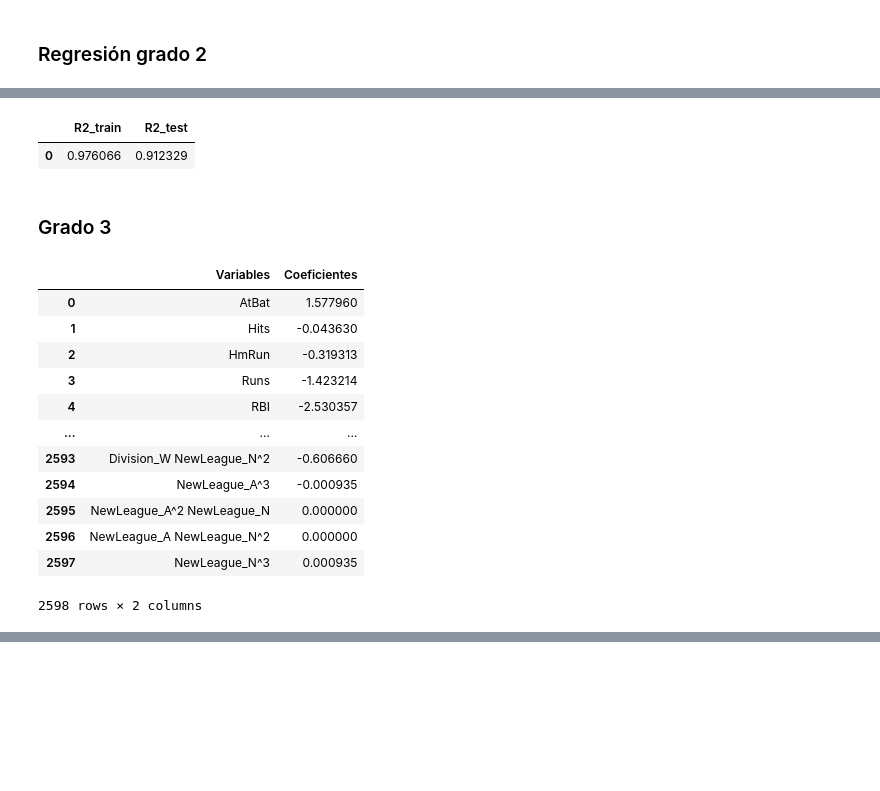
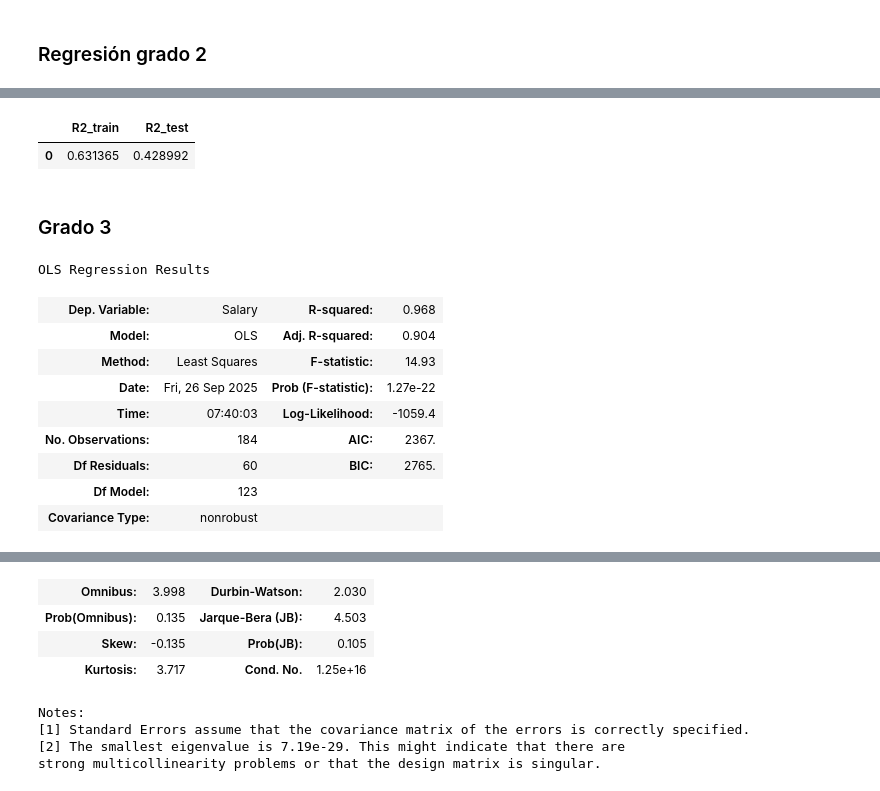
Before and after one commit to AnaSofiaHinojosa/Proyecto1LabAprEstadistico, a Jupyter notebook: Proyecto.ipynb, the cells around one changed output, grey strips where cells are left out. Cells and saved outputs as stored; diff of their text form; code cells hidden in the pictures; blank space fills up the shorter version.

```diff
--- a/Proyecto.ipynb
+++ b/Proyecto.ipynb
@@ -107,32 +107,6 @@ def dataframe_polinomial(degree):
     return data_nueva_variables
 
 
-# def sin_penalizacion_polinomial(data, degree):
-
-    x_train_scaled_poly, x_test_scaled_poly, y_train, y_test = datos_polinomiales(data, degree)
-
-    model = LinearRegression()
-    model.fit(x_train_scaled_poly, y_train)
-
-    y_pred_train = model.predict(x_train_scaled_poly)
-    r2_train = r2_score(y_train, y_pred_train)
-
-    y_pred = model.predict(x_test_scaled_poly)
-    r2_test = r2_score(y_test, y_pred)
-
-    res = pd.DataFrame({
-        'Variables': x_train_scaled_poly.columns,
-        'Coeficientes': model.coef_
-    })
-
-    r2s = pd.DataFrame({
-        'R2_train': [r2_train],
-        'R2_test': [r2_test]
-    })
-
-    return res, r2s
-
-
 def sin_penalizacion(data):
 
 
@@ -143,17 +117,10 @@ def sin_penalizacion(data):
 
     y_pred = results.predict(sm.add_constant(x_test_scaled))
     r2s = r2_score(y_test, y_pred)
-
+    r2s = pd.DataFrame({'R2_test': [r2s]})
     res = results.summary()
     return res, r2s, results
 
-# def sin_penalizacion(data, degree):
-
-
-    if degree == 1:
-        return sin_penalizacion_lineal(data)
-    else:
-        return sin_penalizacion_polinomial(data, degree)
 
 def ridge(data, alpha):
 
@@ -184,7 +151,7 @@ def lasso(data, alpha):
     r2s = pd.DataFrame({'R2_train': [r2_train], 'R2_test': [r2]})
     return res, r2s
 
-def elastic_net(data, alpha, ratio, degree):
+def elastic_net(data, alpha, ratio):
 
 
     x_train_scaled, x_test_scaled, y_train, y_test = datos(data)
@@ -338,4 +287,7 @@ elastic_net(data, 1, 0.5, 1)[1]
 | 0 | 0.529303 | 0.353081 |
 # %% [markdown]
 ### Regresión grado 2
+# %%
+data_cuadrada = dataframe_polinomial(2)
+data_cubica = dataframe_polinomial(3)
 # %%
@@ -408,23 +405,20 @@ KeyboardInterrupt:
 # %%
-elastic_net(data, 1, 0.5, 2)[1]
+elastic_net(data_cuadrada, 1, 0.5)[1]
 # %% [output]
 |  | R2_train | R2_test |
-| 0 | 0.976066 | 0.912329 |
+| 0 | 0.631365 | 0.428992 |
 # %% [markdown]
 ### Grado 3
 # %%
-sin_penalizacion(data, 3)[0]
+sin_penalizacion(data_cubica)[0]
 # %% [output]
+OLS Regression Results
-|  | Variables | Coeficientes |
-| 0 | AtBat | 1.577960 |
-| 1 | Hits | -0.043630 |
-| 2 | HmRun | -0.319313 |
-| 3 | Runs | -1.423214 |
-| 4 | RBI | -2.530357 |
-| ... | ... | ... |
-| 2593 | Division_W NewLeague_N^2 | -0.606660 |
-| 2594 | NewLeague_A^3 | -0.000935 |
-| 2595 | NewLeague_A^2 NewLeague_N | 0.000000 |
-| 2596 | NewLeague_A NewLeague_N^2 | 0.000000 |
-| 2597 | NewLeague_N^3 | 0.000935 |
+| Dep. Variable: | Salary | R-squared: | 0.968 |
+| Model: | OLS | Adj. R-squared: | 0.904 |
+| Method: | Least Squares | F-statistic: | 14.93 |
+| Date: | Fri, 26 Sep 2025 | Prob (F-statistic): | 1.27e-22 |
+| Time: | 07:40:03 | Log-Likelihood: | -1059.4 |
+| No. Observations: | 184 | AIC: | 2367. |
+| Df Residuals: | 60 | BIC: | 2765. |
+| Df Model: | 123 |  |  |
+| Covariance Type: | nonrobust |  |  |
-2598 rows × 2 columns
@@ -431 +441,9 @@ sin_penalizacion(data, 3)[0]
+| Omnibus: | 3.998 | Durbin-Watson: | 2.030 |
+| Prob(Omnibus): | 0.135 | Jarque-Bera (JB): | 4.503 |
+| Skew: | -0.135 | Prob(JB): | 0.105 |
+| Kurtosis: | 3.717 | Cond. No. | 1.25e+16 |
+Notes:
+[1] Standard Errors assume that the covariance matrix of the errors is correctly specified.
+[2] The smallest eigenvalue is 7.19e-29. This might indicate that there are
+strong multicollinearity problems or that the design matrix is singular.
 # %%
```
Also changed, not shown: parts of 24 cells of this notebook.
